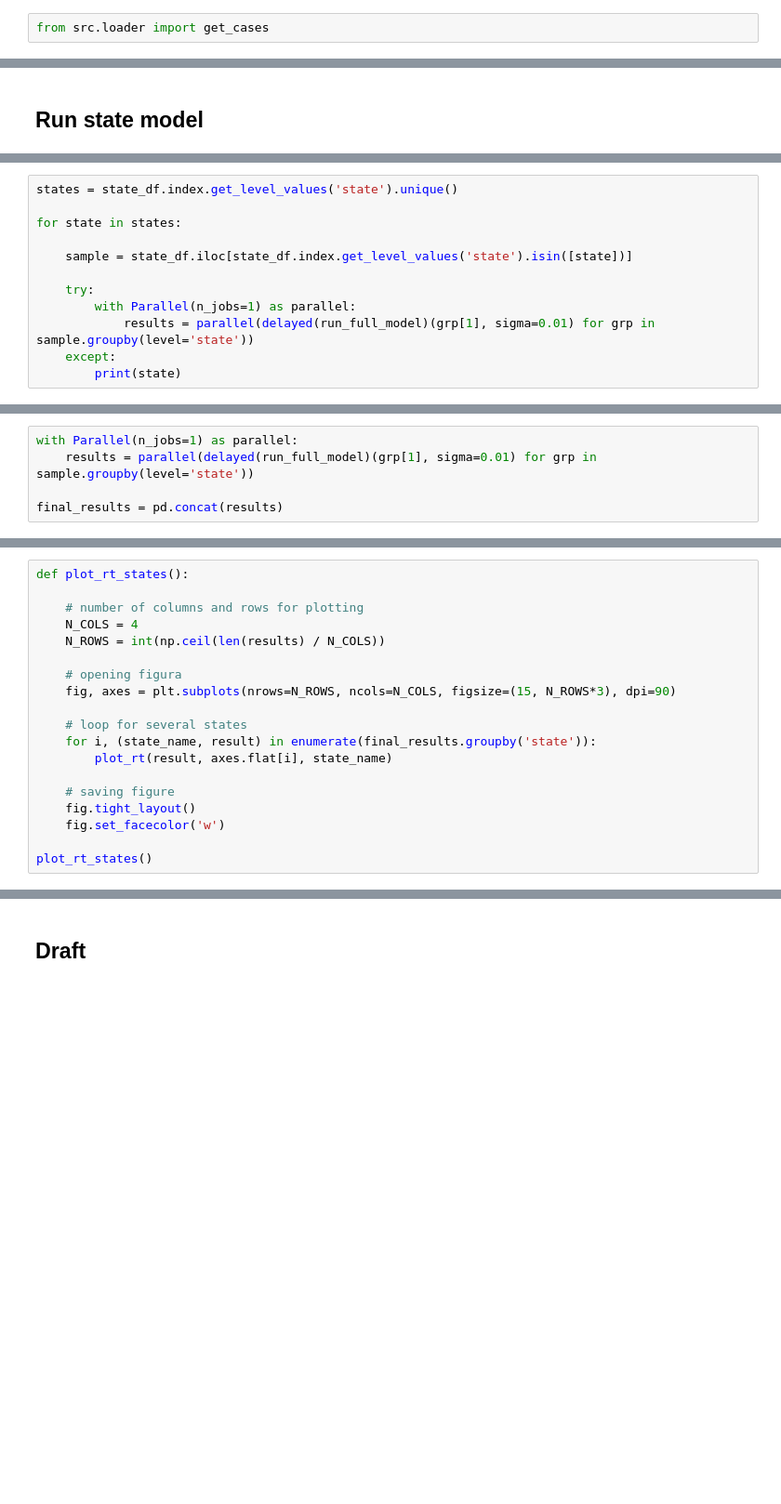
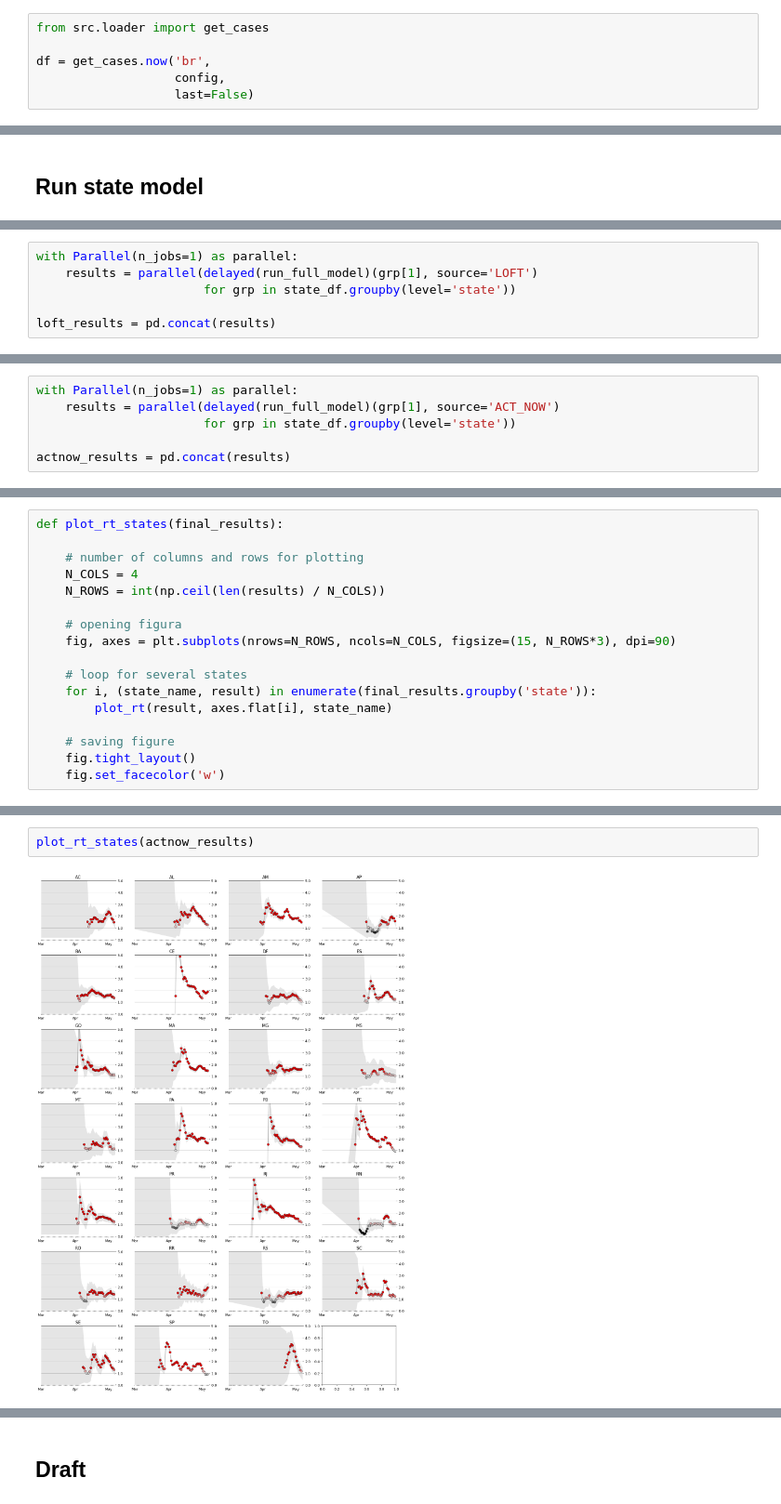
Before and after one commit to ImpulsoGov/coronacidades-datasource, a Jupyter notebook: notebooks/estimate_reproduction_number.ipynb, the cells around one changed output, grey strips where cells are left out. Shown at 93% size. Drawn from its saved outputs; the diff is of its cells as text; blank space fills up the shorter version.

```diff
--- a/notebooks/estimate_reproduction_number.ipynb
+++ b/notebooks/estimate_reproduction_number.ipynb
@@ -129,3 +64,7 @@ Name: confirmed_new, Length: 1498, dtype: int64
 * Our input:
 # %%
 from src.loader import get_cases
+
+df = get_cases.now('br',
+                   config,
+                   last=False)
@@ -187,12 +147,6 @@ Name: confirmed_new, Length: 833, dtype: float64
 # %%
-states = state_df.index.get_level_values('state').unique()
+with Parallel(n_jobs=1) as parallel:
+    results = parallel(delayed(run_full_model)(grp[1], source='LOFT')
+                       for grp in state_df.groupby(level='state'))
 
-for state in states:
-
-    sample = state_df.iloc[state_df.index.get_level_values('state').isin([state])]
-
-    try:
-        with Parallel(n_jobs=1) as parallel:
-            results = parallel(delayed(run_full_model)(grp[1], sigma=0.01) for grp in sample.groupby(level='state'))
-    except:
-        print(state)
+loft_results = pd.concat(results)
@@ -240,5 +161,6 @@ Name: confirmed_new, Length: 801, dtype: float64
 # %%
 with Parallel(n_jobs=1) as parallel:
-    results = parallel(delayed(run_full_model)(grp[1], sigma=0.01) for grp in sample.groupby(level='state'))
+    results = parallel(delayed(run_full_model)(grp[1], source='ACT_NOW')
+                       for grp in state_df.groupby(level='state'))
 
-final_results = pd.concat(results)
+actnow_results = pd.concat(results)
@@ -245,5 +175,5 @@ final_results = pd.concat(results)
 # %%
-def plot_rt_states():
+def plot_rt_states(final_results):
 
     # number of columns and rows for plotting
     N_COLS = 4
@@ -259,5 +189,3 @@ def plot_rt_states():
     # saving figure
     fig.tight_layout()
     fig.set_facecolor('w')
-
-plot_rt_states()
@@ -265,0 +192,4 @@ plot_rt_states()
+# %%
+plot_rt_states(actnow_results)
+# %% [output]
+[figure, added]
```
Also changed, not shown: parts of 44 cells of this notebook, 4 other files.
